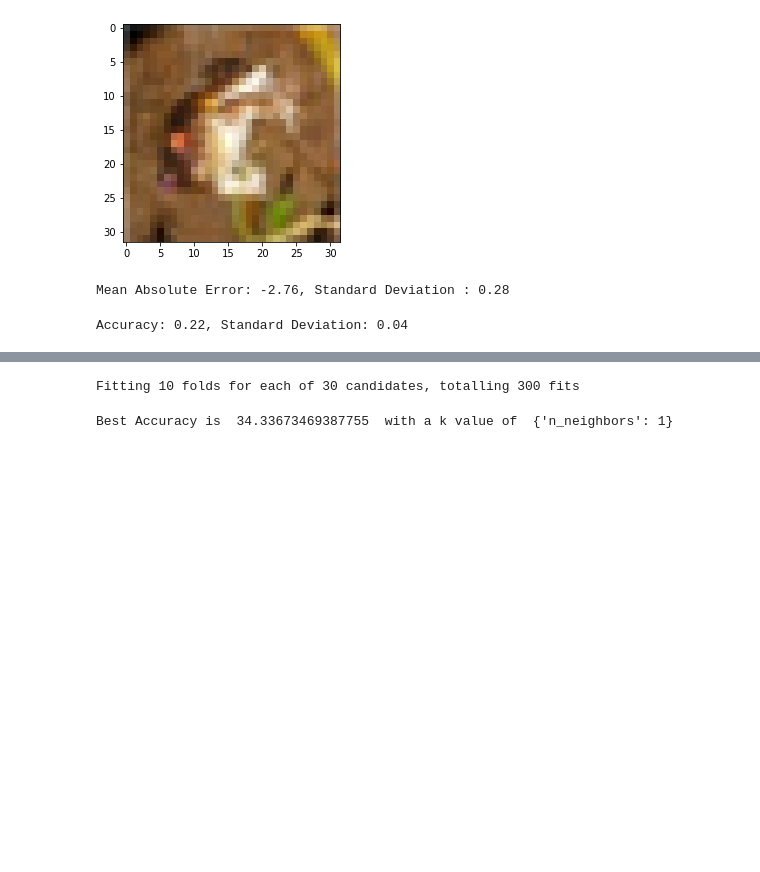
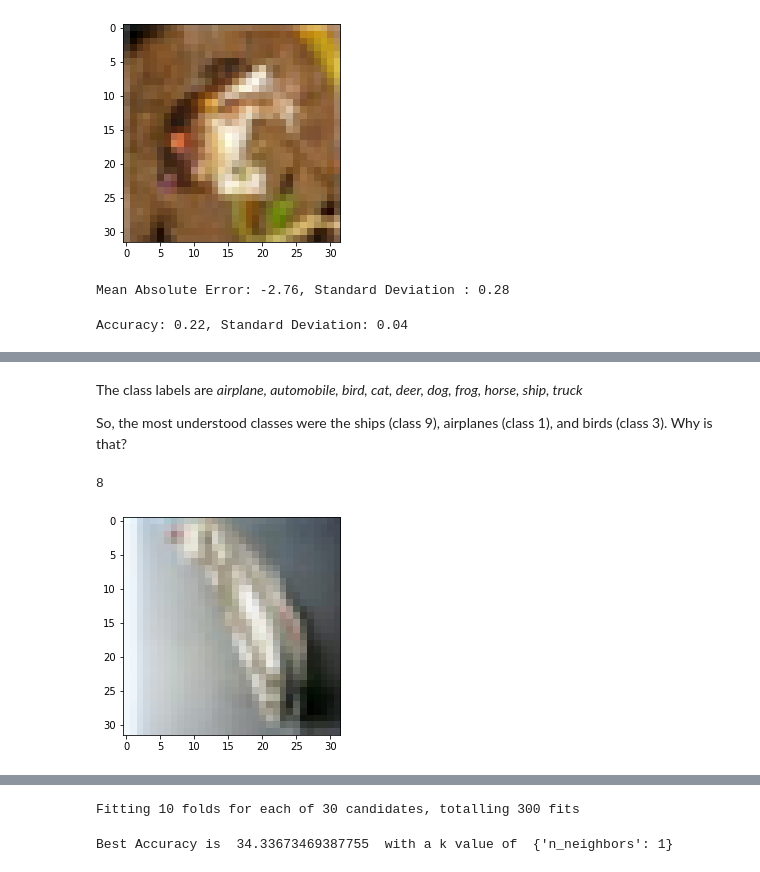
Before and after one commit to Voltflare/cs7394-comicsansonly, a Jupyter notebook: Project 3/Project 3- CIFAR-10.ipynb, the cells around one changed output, grey strips where cells are left out. Saved outputs shown, nothing was run; the diff lists cells and outputs as text; code cells hidden in the pictures; blank space fills up the shorter version.

```diff
--- a/Project 3/Project 3- CIFAR-10.ipynb
+++ b/Project 3/Project 3- CIFAR-10.ipynb
@@ -200,0 +223,14 @@ At least it's *consistently* wrong, right? Let's try to make it better with Grid
+# %% [markdown]
+The class labels are *airplane, automobile, bird, cat, deer, dog, frog, horse, ship, truck*
+
+So, the most understood classes were the ships (class 9), airplanes (class 1), and birds (class 3). Why is that?
+# %%
+#Ship example
+image = x_train[2003, :]
+image = np.reshape(image, (32,32,3), order='F' )
+plt.imshow(image)
+
+y_train[2003]
+# %% [output]
+8
+[figure, added]
```
Also changed, not shown: parts of 10 cells of this notebook.
